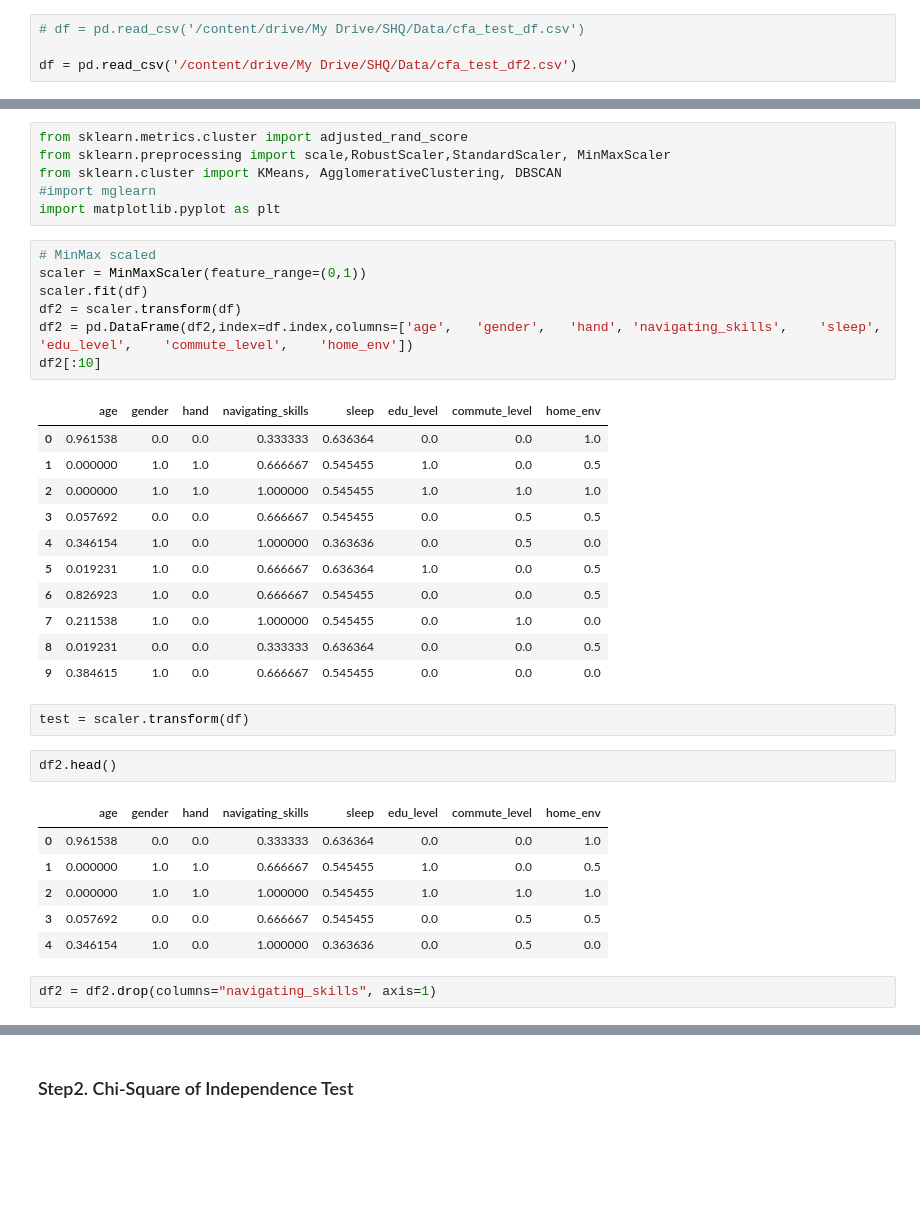
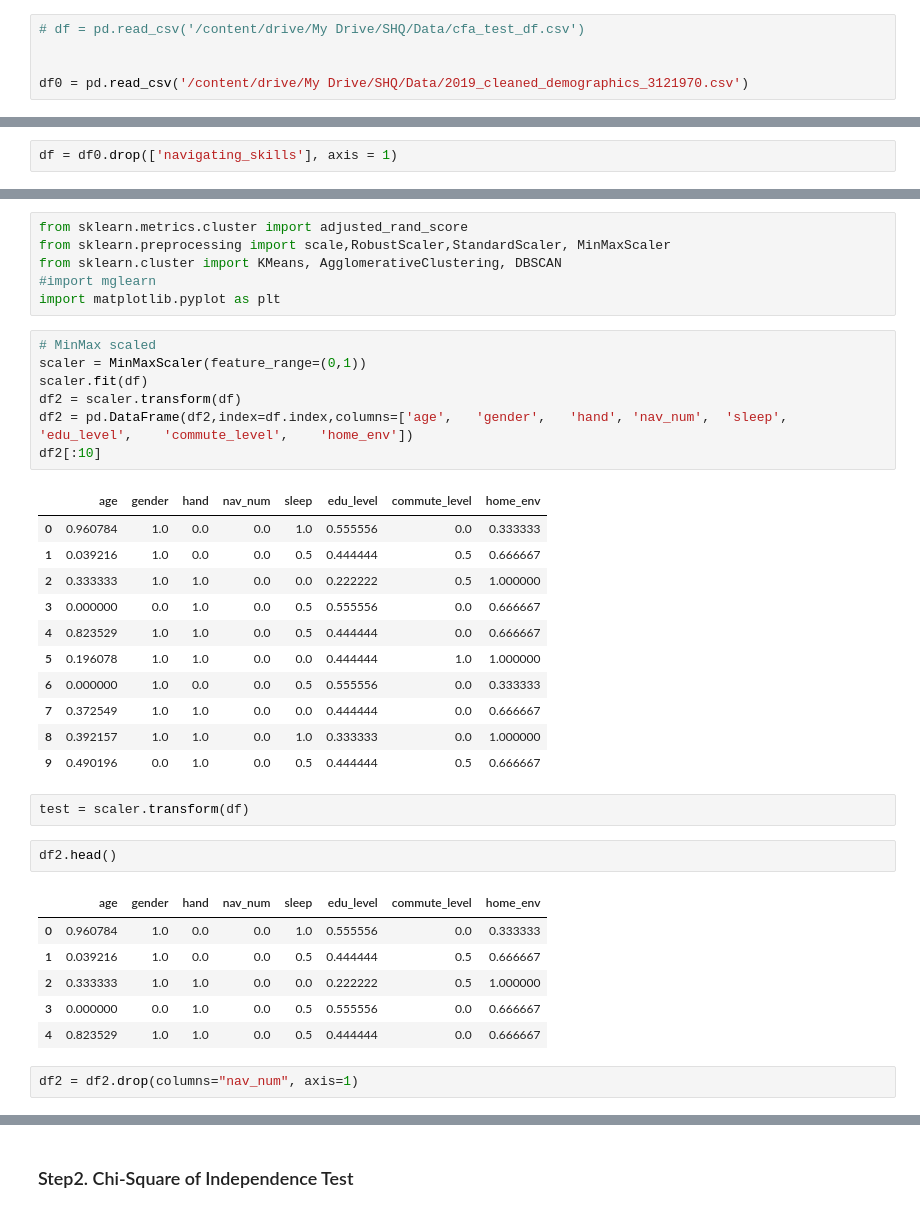
Before and after one commit to LilianYou/Sea_Hero_Quest, a Jupyter notebook: Chi_Square_Test_Cluster_shared.ipynb, the cells around one changed output, grey strips where cells are left out. Drawn from its saved outputs; the diff is of its cells as text; blank space fills up the shorter version.

```diff
--- a/Chi_Square_Test_Cluster_shared.ipynb
+++ b/Chi_Square_Test_Cluster_shared.ipynb
@@ -13,4 +15,5 @@ import matplotlib.pyplot as plt
 # %%
 # df = pd.read_csv('/content/drive/My Drive/SHQ/Data/cfa_test_df.csv')
 
-df = pd.read_csv('/content/drive/My Drive/SHQ/Data/cfa_test_df2.csv')
+
+df0 = pd.read_csv('/content/drive/My Drive/SHQ/Data/2019_cleaned_demographics_3121970.csv')
@@ -33,3 +20,5 @@ df
+# %%
+df = df0.drop(['navigating_skills'], axis = 1)
 # %%
 df.head()
 # %% [output]
@@ -50,35 +39,35 @@ import matplotlib.pyplot as plt
 # %%
 # MinMax scaled
 scaler = MinMaxScaler(feature_range=(0,1))
 scaler.fit(df)
 df2 = scaler.transform(df)
-df2 = pd.DataFrame(df2,index=df.index,columns=['age',	'gender',	'hand',	'navigating_skills',	'sleep',	'edu_level',	'commute_level',	'home_env'])
+df2 = pd.DataFrame(df2,index=df.index,columns=['age',	'gender',	'hand',	'nav_num',	'sleep',	'edu_level',	'commute_level',	'home_env'])
 df2[:10]
 # %% [output]
-|  | age | gender | hand | navigating_skills | sleep | edu_level | commute_level | home_env |
-| 0 | 0.961538 | 0.0 | 0.0 | 0.333333 | 0.636364 | 0.0 | 0.0 | 1.0 |
-| 1 | 0.000000 | 1.0 | 1.0 | 0.666667 | 0.545455 | 1.0 | 0.0 | 0.5 |
-| 2 | 0.000000 | 1.0 | 1.0 | 1.000000 | 0.545455 | 1.0 | 1.0 | 1.0 |
-| 3 | 0.057692 | 0.0 | 0.0 | 0.666667 | 0.545455 | 0.0 | 0.5 | 0.5 |
-| 4 | 0.346154 | 1.0 | 0.0 | 1.000000 | 0.363636 | 0.0 | 0.5 | 0.0 |
-| 5 | 0.019231 | 1.0 | 0.0 | 0.666667 | 0.636364 | 1.0 | 0.0 | 0.5 |
-| 6 | 0.826923 | 1.0 | 0.0 | 0.666667 | 0.545455 | 0.0 | 0.0 | 0.5 |
-| 7 | 0.211538 | 1.0 | 0.0 | 1.000000 | 0.545455 | 0.0 | 1.0 | 0.0 |
-| 8 | 0.019231 | 0.0 | 0.0 | 0.333333 | 0.636364 | 0.0 | 0.0 | 0.5 |
-| 9 | 0.384615 | 1.0 | 0.0 | 0.666667 | 0.545455 | 0.0 | 0.0 | 0.0 |
+|  | age | gender | hand | nav_num | sleep | edu_level | commute_level | home_env |
+| 0 | 0.960784 | 1.0 | 0.0 | 0.0 | 1.0 | 0.555556 | 0.0 | 0.333333 |
+| 1 | 0.039216 | 1.0 | 0.0 | 0.0 | 0.5 | 0.444444 | 0.5 | 0.666667 |
+| 2 | 0.333333 | 1.0 | 1.0 | 0.0 | 0.0 | 0.222222 | 0.5 | 1.000000 |
+| 3 | 0.000000 | 0.0 | 1.0 | 0.0 | 0.5 | 0.555556 | 0.0 | 0.666667 |
+| 4 | 0.823529 | 1.0 | 1.0 | 0.0 | 0.5 | 0.444444 | 0.0 | 0.666667 |
+| 5 | 0.196078 | 1.0 | 1.0 | 0.0 | 0.0 | 0.444444 | 1.0 | 1.000000 |
+| 6 | 0.000000 | 1.0 | 0.0 | 0.0 | 0.5 | 0.555556 | 0.0 | 0.333333 |
+| 7 | 0.372549 | 1.0 | 1.0 | 0.0 | 0.0 | 0.444444 | 0.0 | 0.666667 |
+| 8 | 0.392157 | 1.0 | 1.0 | 0.0 | 1.0 | 0.333333 | 0.0 | 1.000000 |
+| 9 | 0.490196 | 0.0 | 1.0 | 0.0 | 0.5 | 0.444444 | 0.5 | 0.666667 |
 # %%
 test = scaler.transform(df)
 # %%
 df2.head()
 # %% [output]
-|  | age | gender | hand | navigating_skills | sleep | edu_level | commute_level | home_env |
-| 0 | 0.961538 | 0.0 | 0.0 | 0.333333 | 0.636364 | 0.0 | 0.0 | 1.0 |
-| 1 | 0.000000 | 1.0 | 1.0 | 0.666667 | 0.545455 | 1.0 | 0.0 | 0.5 |
-| 2 | 0.000000 | 1.0 | 1.0 | 1.000000 | 0.545455 | 1.0 | 1.0 | 1.0 |
-| 3 | 0.057692 | 0.0 | 0.0 | 0.666667 | 0.545455 | 0.0 | 0.5 | 0.5 |
-| 4 | 0.346154 | 1.0 | 0.0 | 1.000000 | 0.363636 | 0.0 | 0.5 | 0.0 |
+|  | age | gender | hand | nav_num | sleep | edu_level | commute_level | home_env |
+| 0 | 0.960784 | 1.0 | 0.0 | 0.0 | 1.0 | 0.555556 | 0.0 | 0.333333 |
+| 1 | 0.039216 | 1.0 | 0.0 | 0.0 | 0.5 | 0.444444 | 0.5 | 0.666667 |
+| 2 | 0.333333 | 1.0 | 1.0 | 0.0 | 0.0 | 0.222222 | 0.5 | 1.000000 |
+| 3 | 0.000000 | 0.0 | 1.0 | 0.0 | 0.5 | 0.555556 | 0.0 | 0.666667 |
+| 4 | 0.823529 | 1.0 | 1.0 | 0.0 | 0.5 | 0.444444 | 0.0 | 0.666667 |
 # %%
-df2 = df2.drop(columns="navigating_skills", axis=1)
+df2 = df2.drop(columns="nav_num", axis=1)
 # %%
 df2.head()
 # %% [output]
```
Also changed, not shown: parts of 16 cells of this notebook.
